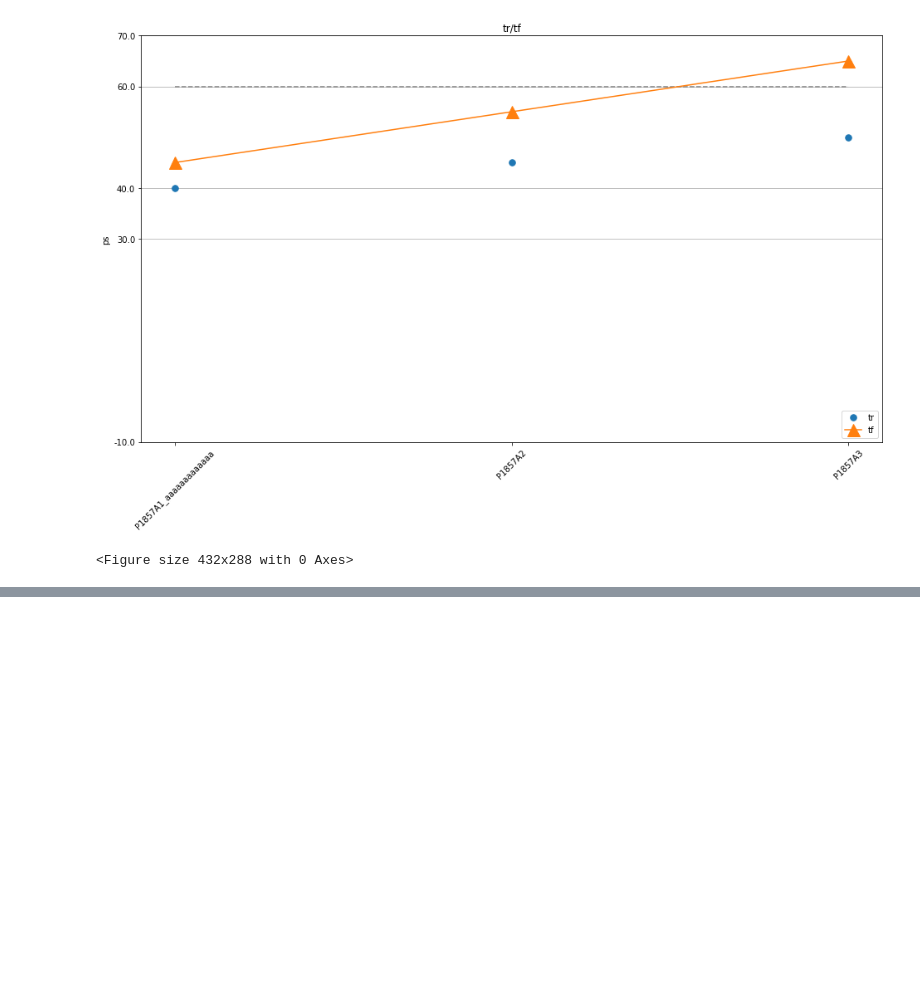
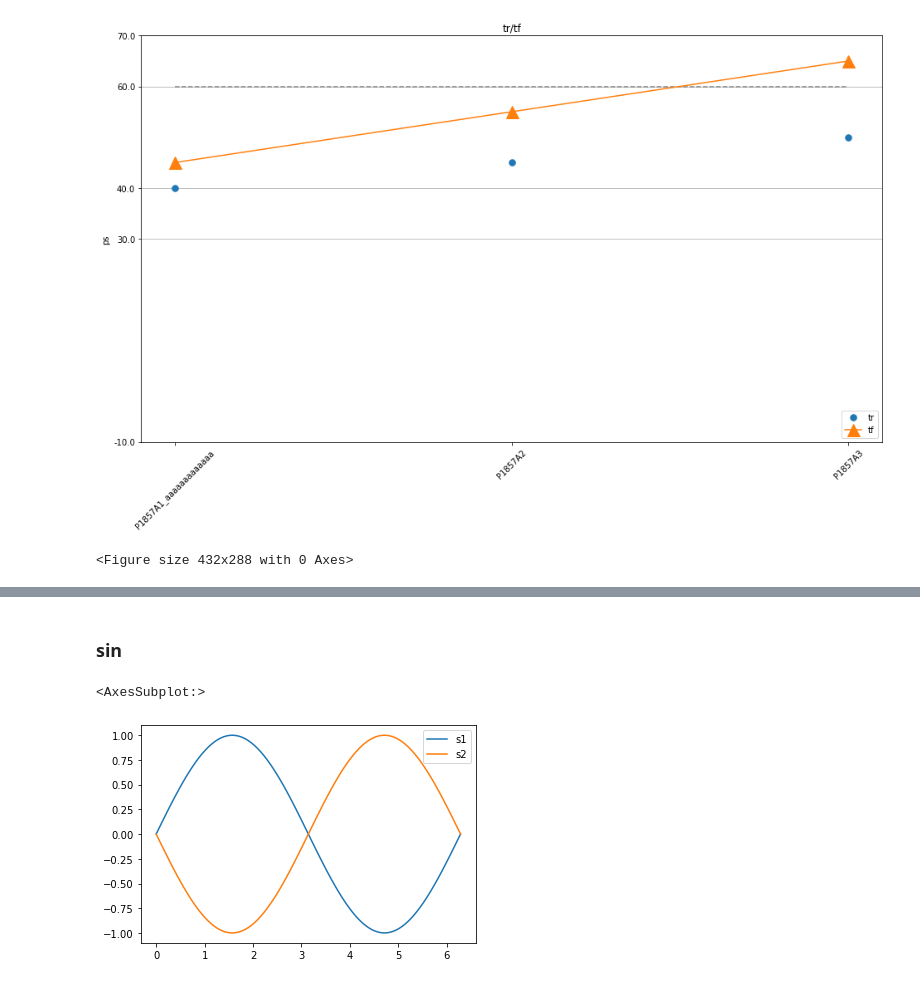
Before and after one commit to ri003074/Python3, a Jupyter notebook: src/matplotlib/matplotlib_summary.ipynb, the cells around one changed output, grey strips where cells are left out. Cells and saved outputs as stored; diff of their text form; code cells hidden in the pictures; blank space fills up the shorter version.

```diff
--- a/src/matplotlib/matplotlib_summary.ipynb
+++ b/src/matplotlib/matplotlib_summary.ipynb
@@ -136,0 +233,19 @@ plt.savefig("a.png")
+# %% [markdown]
+### sin
+# %%
+import numpy as np
+import pandas as pd
+
+n = 100
+x1 = np.linspace(0, 2 * np.pi, n)
+x2 = np.linspace(1 * np.pi, 3 * np.pi, n)
+
+s1 = pd.Series(np.sin(x1), index=x1, name="s1")
+s2 = pd.Series(np.sin(x2), index=x1, name="s2")
+
+df = pd.concat([s1, s2], axis=1)
+
+df.plot()
+# %% [output]
+<AxesSubplot:>
+[figure, added]
```
Also changed, not shown: parts of 5 cells of this notebook, 1 other file.
